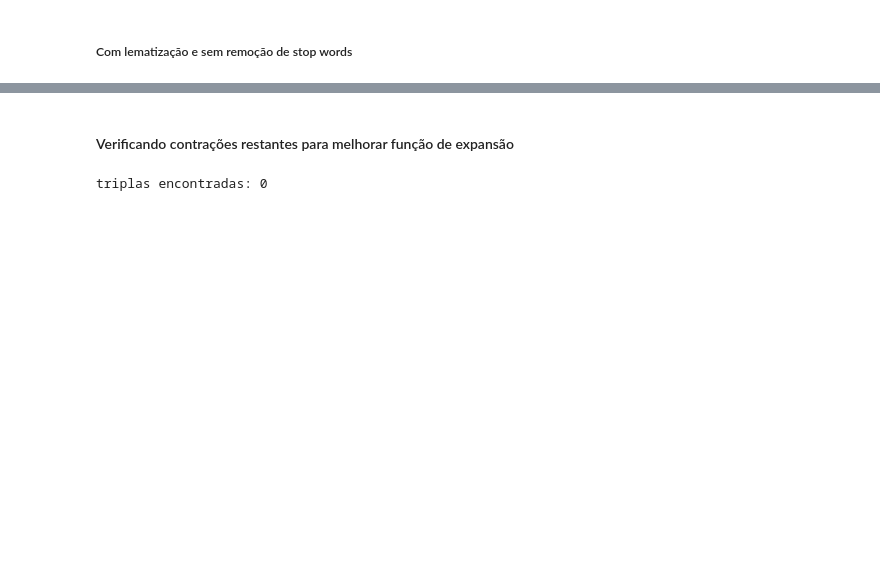
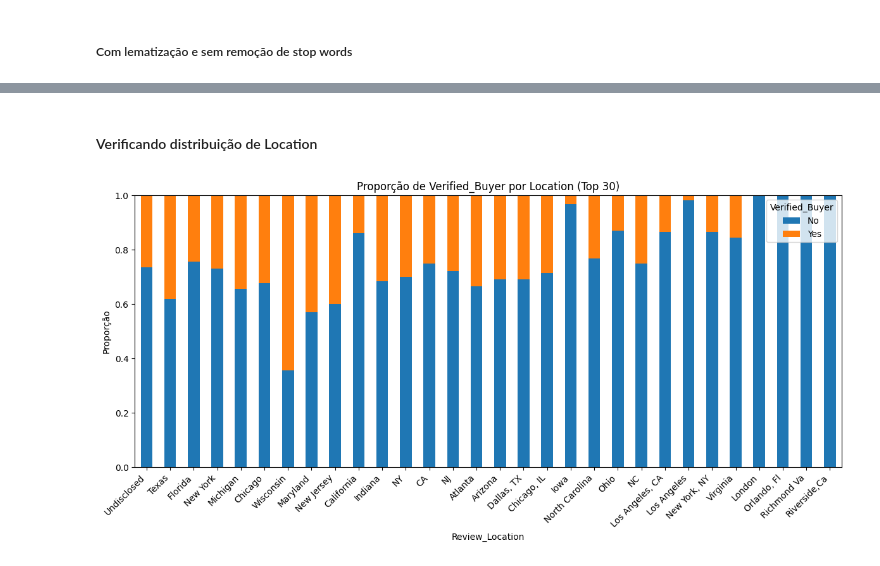
Before and after one commit to gilcesarf/imd1107-202601, a Jupyter notebook: 2-unidade/atividade2.ipynb, the cells around one changed output, grey strips where cells are left out. Saved outputs shown, nothing was run; the diff lists cells and outputs as text; code cells hidden in the pictures; blank space fills up the shorter version.

```diff
--- a/2-unidade/atividade2.ipynb
+++ b/2-unidade/atividade2.ipynb
@@ -483,38 +486,26 @@ Review (Title + Text): best moisturizer ever this be the only moisturizer that w
 Review (Title + Text): deep clean i be pleasantly surprised how this deep clean my skin i like the consistency when i put it on the palm of my hand rub them together and then put it on my fast after i ...
 Review (Title + Text): burn i can not use this i have oily combo skin that be breakout prone i can use just about anything on my skin without a bad reaction but after use this as directed my skin be s ...
 Review (Title + Text): miracle worker at i never think that my skin texture would improve this stuff be amaze i absolutely love how gentle yet effective the exfoliants be i notice a big improvement wi ...
-# %% [markdown]
-#### Verificando contrações restantes para melhorar função de expansão
-# %%
-def _tem_apostrofo(token: str) -> bool:
-    return ("'" in token) or ("’" in token)
-
-
-def triplas_contracao_de_tokens_processados(processed: str):
-    # processed: saída de preprocess_text (tokens separados por espaço)
-    tokens = processed.split()
-    vistos_locais = set()
-    for i, tok in enumerate(tokens):
-        if not _tem_apostrofo(tok):
-            continue
-        prev_tok = tokens[i - 1] if i > 0 else None
-        next_tok = tokens[i + 1] if i + 1 < len(tokens) else None
-        vistos_locais.add((prev_tok, tok, next_tok))
-    return vistos_locais
-
-
-unicos = set()
-
-for _, row in df.iterrows():
-    texto = f"{row['Review_Title']} {row['Review_Text']}"
-    proc = preprocess_text(texto, lemma=False, remove_stopwords=False)  # ajuste conforme seu preprocessor
-    unicos |= triplas_contracao_de_tokens_processados(proc)
-
-# saída única (ordenada para ficar estável)
-saida_unica = sorted(unicos, key=lambda t: (t[0] or "", t[1], t[2] or ""))
-
-print(f"triplas encontradas: {len(saida_unica)}")
-for tripla in saida_unica:
-    print(tripla)
-# %% [output]
-triplas encontradas: 0
+# %% [markdown]
+#### Verificando distribuição de Location
+# %%
+top_n = 30
+top_locations = df["Review_Location"].value_counts().nlargest(top_n).index
+
+df_top = df[df["Review_Location"].isin(top_locations)]
+
+ct = pd.crosstab(df_top["Review_Location"], df_top["Verified_Buyer"])
+ct = ct.sort_values(by="Yes", ascending=False)
+
+ct_norm = ct.div(ct.sum(axis=1), axis=0)
+# %%
+import matplotlib.pyplot as plt
+
+ct_norm.plot(kind="bar", stacked=True, figsize=(12,6))
+plt.title("Proporção de Verified_Buyer por Location (Top 30)")
+plt.ylabel("Proporção")
+plt.xticks(rotation=45, ha="right")
+plt.tight_layout()
+plt.show()
+# %% [output]
+[figure, added]
```
Also changed, not shown: parts of 36 cells of this notebook, 1 other file.
